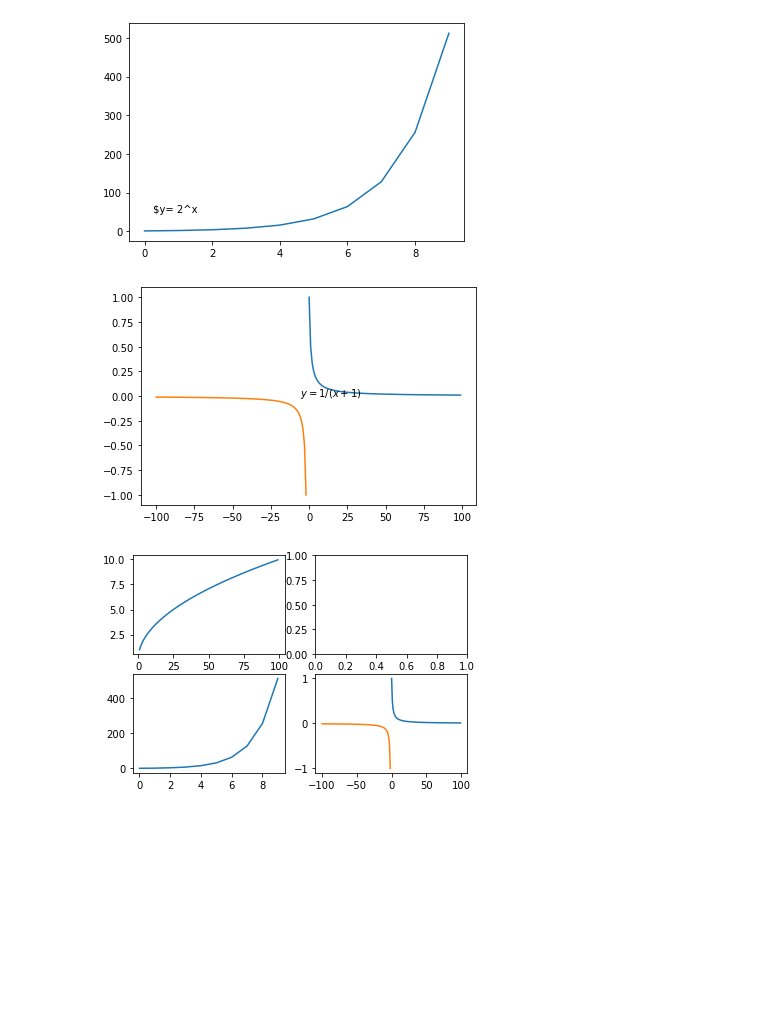
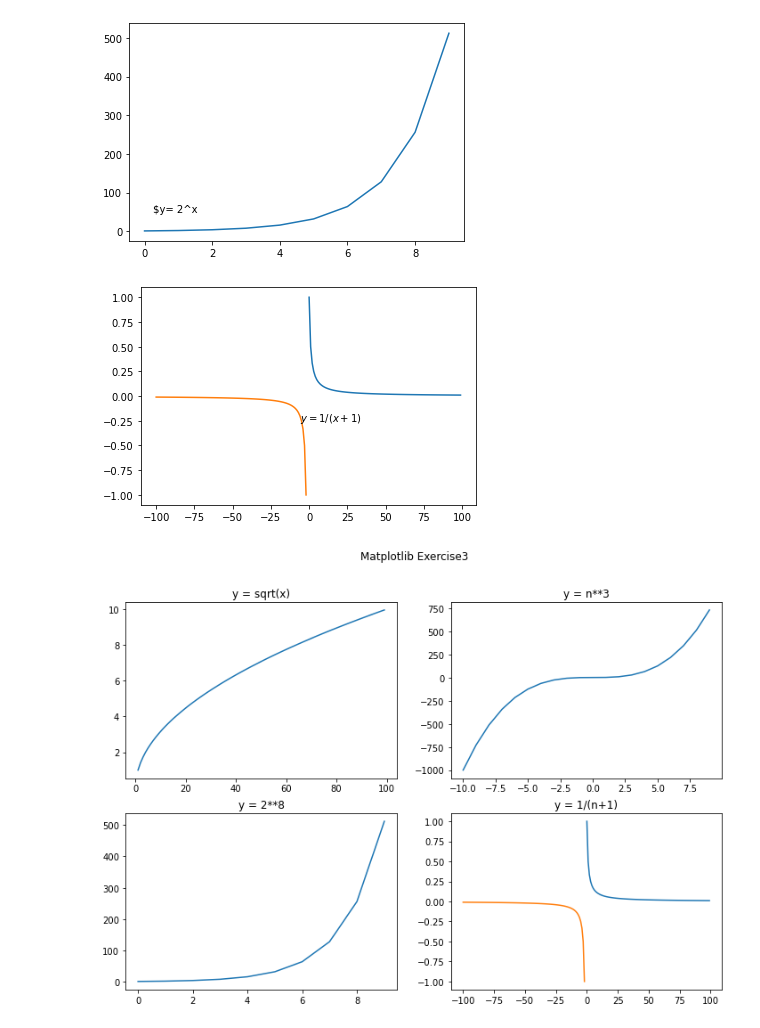
Before and after one commit to albertopuentes/numpy-pandas-visualization-exercises, a Jupyter notebook: matplotlib_exercises.ipynb, the cells around one changed output. Drawn from its saved outputs; the diff is of its cells as text; code cells hidden in the pictures; blank space fills up the shorter version.

Commit message:
Matplotlib Exercises

```diff
--- a/matplotlib_exercises.ipynb
+++ b/matplotlib_exercises.ipynb
@@ -46,35 +46,44 @@ y = [(1/(n+1)) for n in x]
 x2 = range(-100,-1)
 y2 = [(1/(n+1)) for n in x2]
 
-plt.text(-6, 0, '$y = 1/(x+1)$', fontsize=10, color='black')
+plt.text(-6, -0.25, '$y = 1/(x+1)$', fontsize=10, color='black')
 plt.plot(x, y)
 plt.plot(x2, y2)
 plt.show()
 # %% [output]
-[figure, old version]
+[figure, new version]
 # %%
+plt.figure(figsize=(12, 8))
+
+
 plt.subplot(2,2,1)
 x = range(1, 100)
 y = [math.sqrt(n) for n in x]
+plt.title('y = sqrt(x)')
 plt.plot(x, y)
 
 plt.subplot(2,2,2)
 x = range(-10, 10)
 y = [n**3 for n in x]
+plt.title('y = n**3')
+plt.plot(x, y)
 
 plt.subplot(2,2,3)
 x = range(0, 10)
 y = [2**n for n in x]
+plt.title('y = 2**8')
 plt.plot(x, y)
 
 plt.subplot(2,2,4)
 x = range(0, 100)
 y = [(1/(n+1)) for n in x]
 x2 = range(-100,-1)
 y2 = [(1/(n+1)) for n in x2]
+plt.title('y = 1/(n+1)')
 plt.plot(x, y)
 plt.plot(x2, y2)
 
+plt.suptitle('Matplotlib Exercise3')
 plt.show()
 # %% [output]
-[figure, old version]
+[figure, new version]
```
Also changed, not shown: parts of 1 cell of this notebook.
